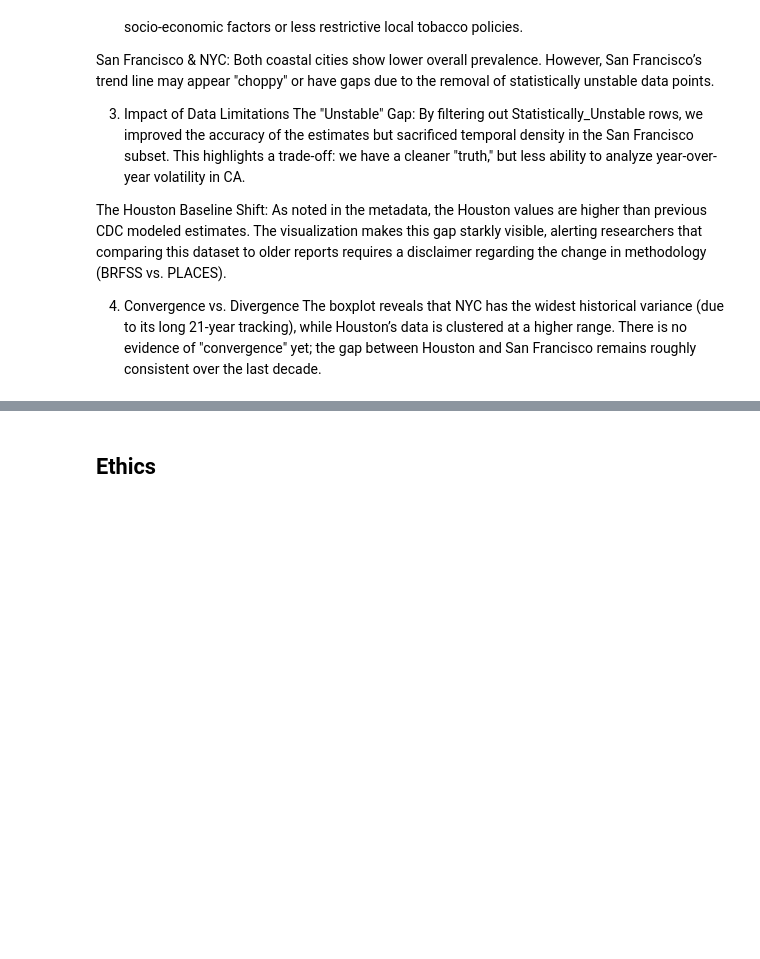
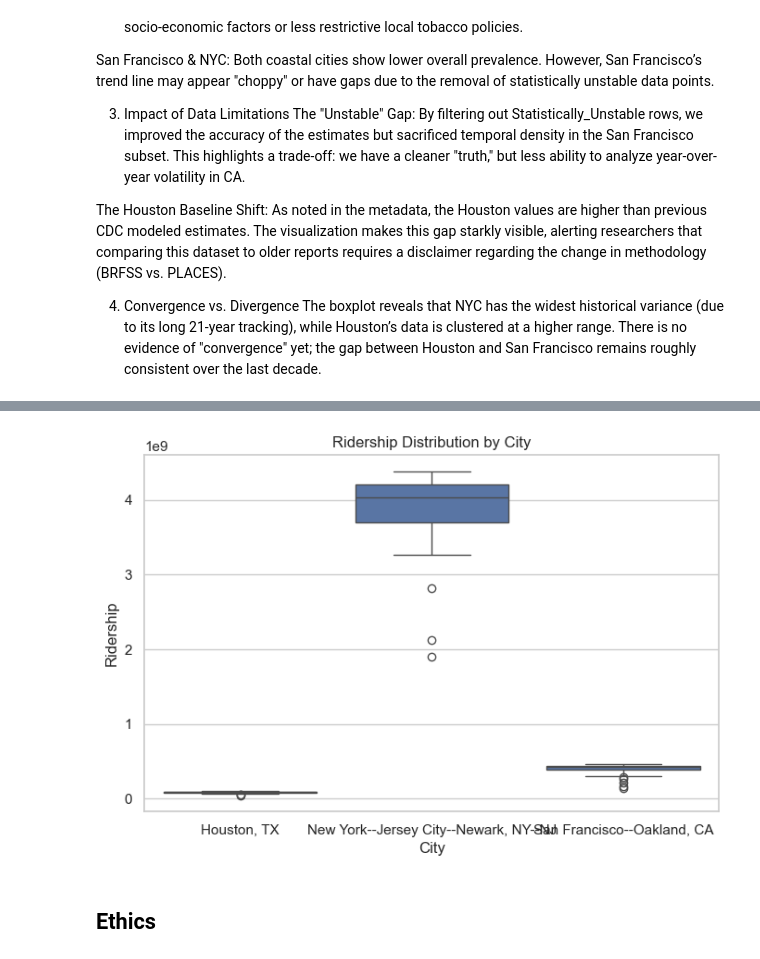
Before and after one commit to COGS108/Group026_WI26, a Jupyter notebook: 02-EDACheckpoint.ipynb, the cells around one changed output, grey strips where cells are left out. Cells and saved outputs as stored; diff of their text form; code cells hidden in the pictures; blank space fills up the shorter version.

```diff
--- a/02-EDACheckpoint.ipynb
+++ b/02-EDACheckpoint.ipynb
@@ -1581,3 +1624,20 @@ The boxplot reveals that NYC has the widest historical variance (due to its long
+# %%
+# distribution of ridership values
+
+plt.figure(figsize=(8,5))
+
+sns.boxplot(
+    data=ridership,
+    x="city",
+    y="ridership"
+)
+
+plt.title("Ridership Distribution by City")
+plt.xlabel("City")
+plt.ylabel("Ridership")
+plt.show()
+# %% [output]
+[figure, added]
 # %% [markdown]
 ## Ethics
 # %% [markdown]
```
Also changed, not shown: parts of 22 cells of this notebook.
